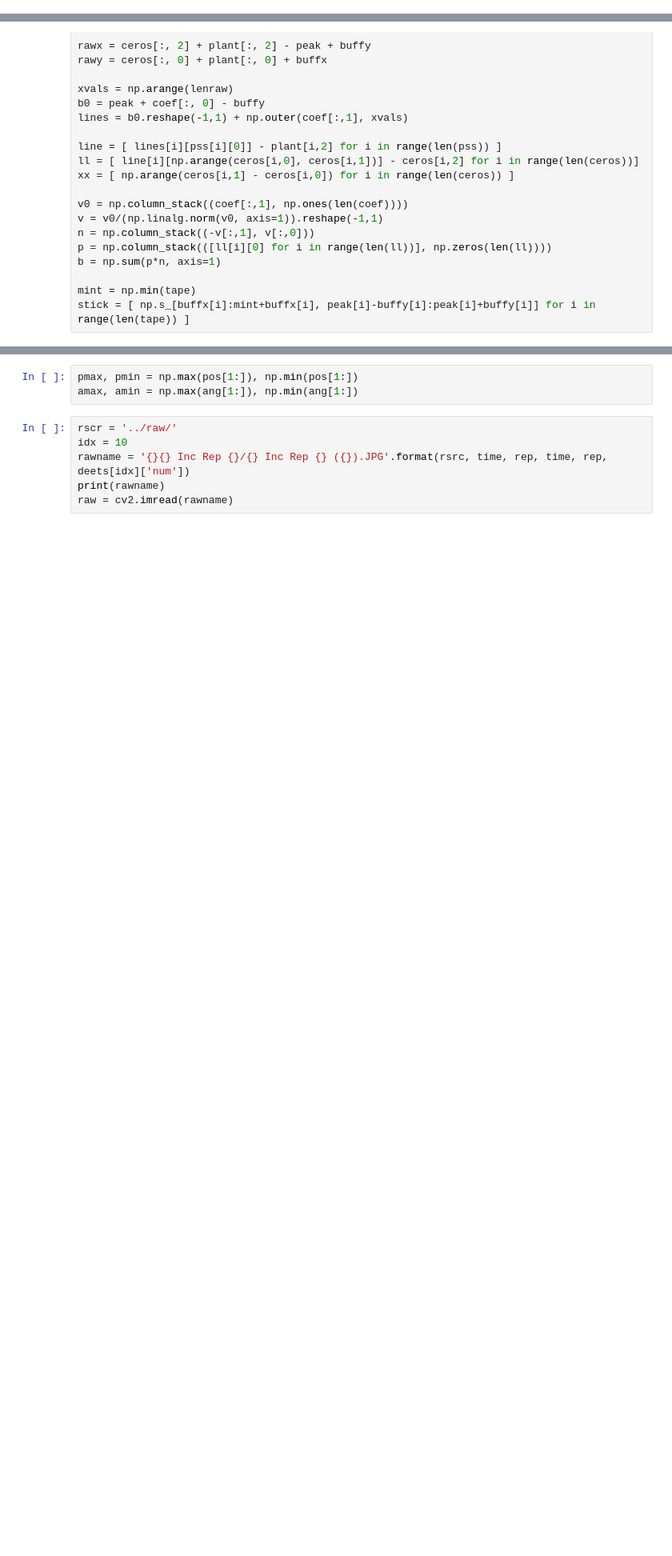
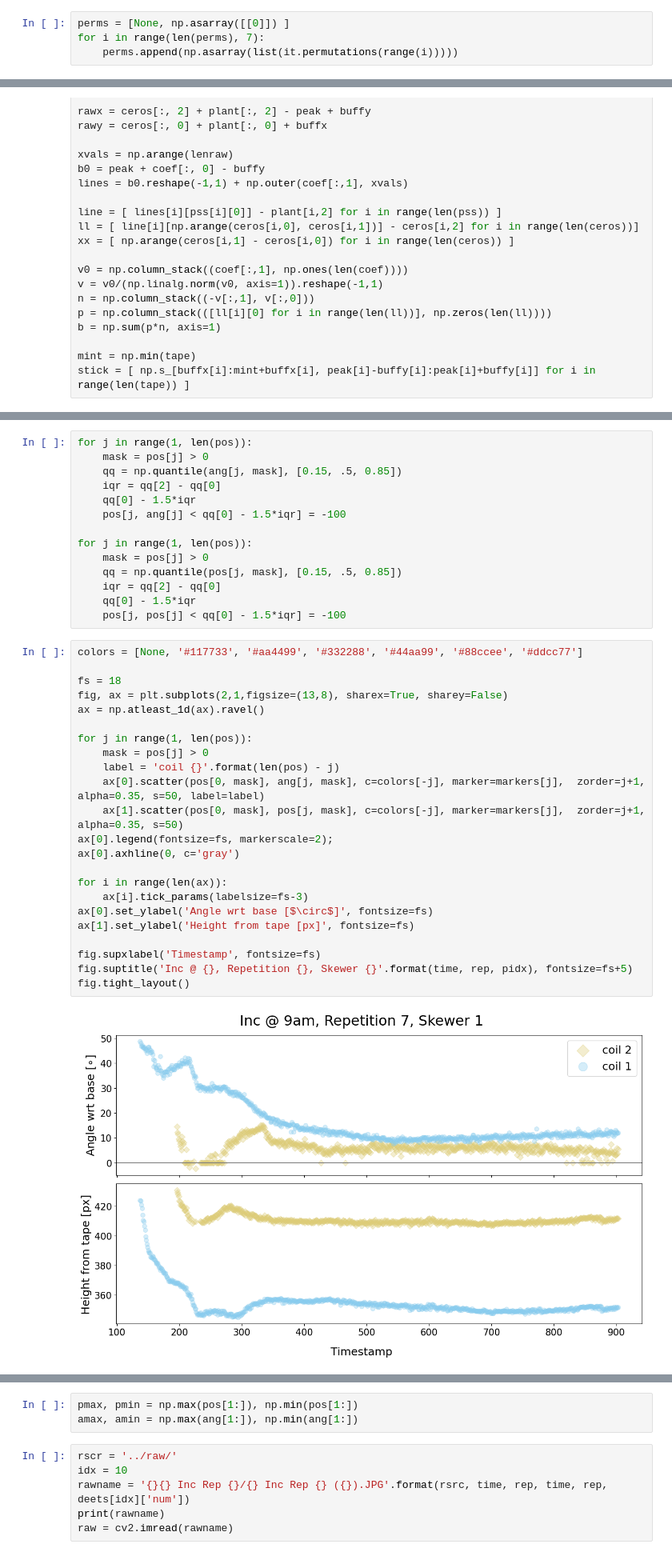
Before and after one commit to ejamezquita/cuscuta, a Jupyter notebook: jupyter/02_angle_tiff-Copy1.ipynb, the cells around one changed output, grey strips where cells are left out. Shown at 80% size. Drawn from its saved outputs; the diff is of its cells as text; blank space fills up the shorter version.

```diff
--- a/jupyter/02_angle_tiff-Copy1.ipynb
+++ b/jupyter/02_angle_tiff-Copy1.ipynb
@@ -35,6 +37,10 @@ maize_palettes = {
   'OaxacaGreen':["#CAC67A", "#426F4D", "#213827", "#2C5273", "#817A35"]
 }
 markers = ['s','D','o','^','v','<','>','*']
+# %%
+perms = [None, np.asarray([[0]]) ]
+for i in range(len(perms), 7):
+    perms.append(np.asarray(list(it.permutations(range(i)))))
 # %%
 boundary = ndimage.generate_binary_structure(2,2).astype(int) - 2
 boundary[1,1] = -(np.sum(boundary) + 1)
@@ -229 +318,40 @@ iang = ang.copy()
+# %%
+for j in range(1, len(pos)):
+    mask = pos[j] > 0
+    qq = np.quantile(ang[j, mask], [0.15, .5, 0.85])
+    iqr = qq[2] - qq[0]
+    qq[0] - 1.5*iqr
+    pos[j, ang[j] < qq[0] - 1.5*iqr] = -100
+
+for j in range(1, len(pos)):
+    mask = pos[j] > 0
+    qq = np.quantile(pos[j, mask], [0.15, .5, 0.85])
+    iqr = qq[2] - qq[0]
+    qq[0] - 1.5*iqr
+    pos[j, pos[j] < qq[0] - 1.5*iqr] = -100
+# %%
+colors = [None, '#117733', '#aa4499', '#332288', '#44aa99', '#88ccee', '#ddcc77']
+
+fs = 18
+fig, ax = plt.subplots(2,1,figsize=(13,8), sharex=True, sharey=False)
+ax = np.atleast_1d(ax).ravel()
+
+for j in range(1, len(pos)):
+    mask = pos[j] > 0
+    label = 'coil {}'.format(len(pos) - j)
+    ax[0].scatter(pos[0, mask], ang[j, mask], c=colors[-j], marker=markers[j],  zorder=j+1, alpha=0.35, s=50, label=label)
+    ax[1].scatter(pos[0, mask], pos[j, mask], c=colors[-j], marker=markers[j],  zorder=j+1, alpha=0.35, s=50)
+ax[0].legend(fontsize=fs, markerscale=2);
+ax[0].axhline(0, c='gray')
+
+for i in range(len(ax)):
+    ax[i].tick_params(labelsize=fs-3)
+ax[0].set_ylabel('Angle wrt base [$\circ$]', fontsize=fs)
+ax[1].set_ylabel('Height from tape [px]', fontsize=fs)
+
+fig.supxlabel('Timestamp', fontsize=fs)
+fig.suptitle('Inc @ {}, Repetition {}, Skewer {}'.format(time, rep, pidx), fontsize=fs+5)
+fig.tight_layout()
+# %% [output]
+[figure, added]
 # %%
```
Also changed, not shown: parts of 18 cells of this notebook, 1 other file.
